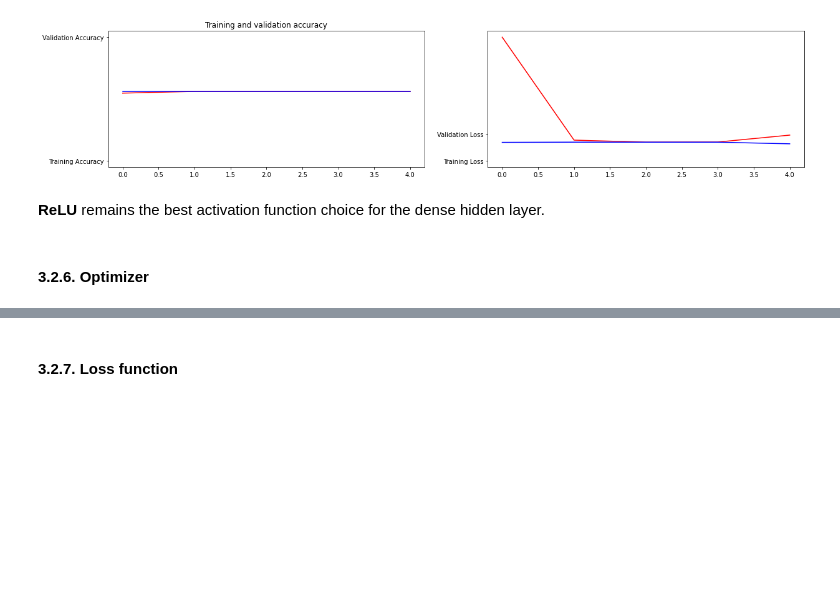
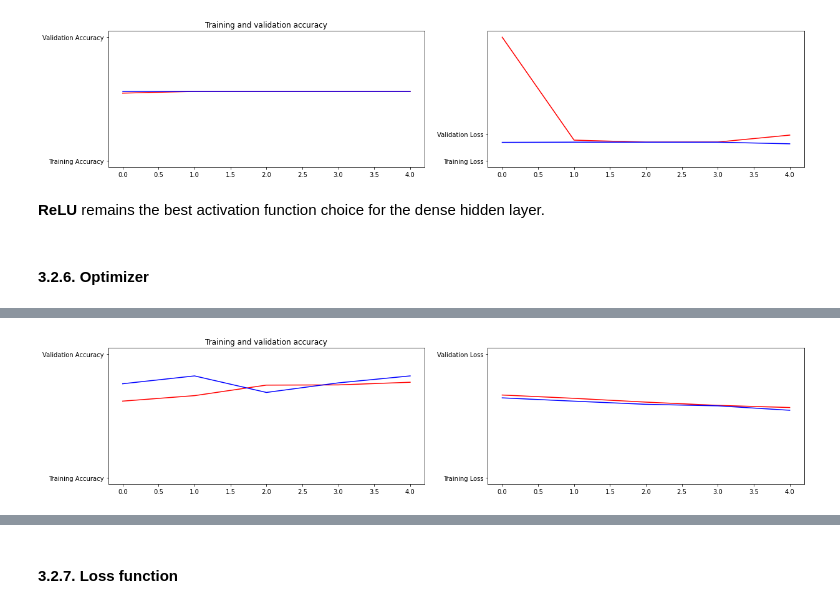
Before and after one commit to sabinagio/do-you-see-what-AI-see, a Jupyter notebook: 3-simple-CNN-model.ipynb, the cells around one changed output, grey strips where cells are left out. Drawn from its saved outputs; the diff is of its cells as text; code cells hidden in the pictures; blank space fills up the shorter version.

```diff
--- a/3-simple-CNN-model.ipynb
+++ b/3-simple-CNN-model.ipynb
@@ -582,0 +593,4 @@ AttributeError: ignored
+# %%
+history = create_model(optimizer=tf.keras.optimizers.Adadelta(learning_rate=0.003)) # learning rate change because the model was converging too slowly
+visualize_results(history)
+# %% [output]
@@ -582,0 +607 @@ AttributeError: ignored
+[figure, added]
```
Also changed, not shown: parts of 13 cells of this notebook.
